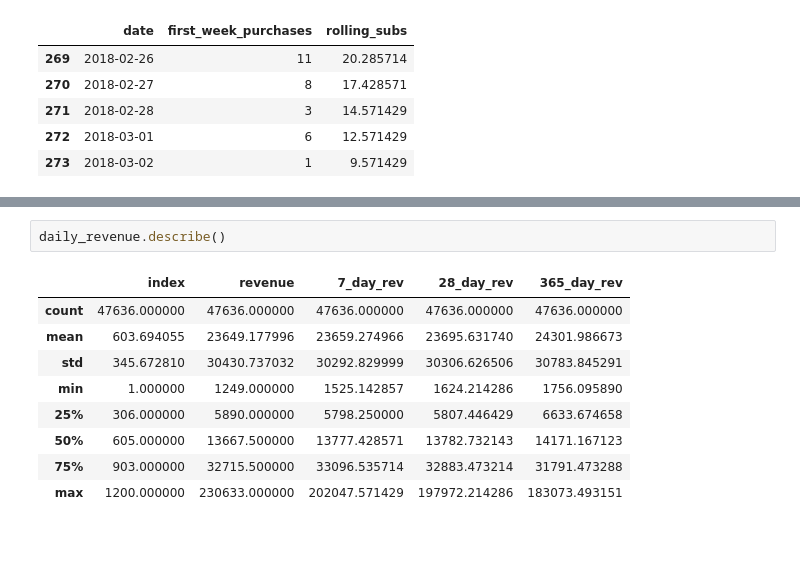
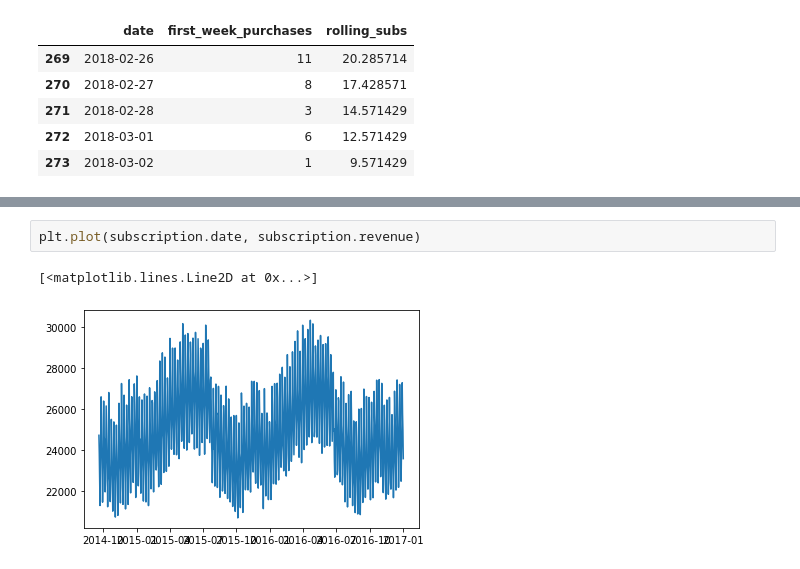
Before and after one commit to gokhankesler/med-app-a-b-testing, a Jupyter notebook: notebooks/2.0-gk-eda.ipynb, the cells around one changed output, grey strips where cells are left out. Cells and saved outputs as stored; diff of their text form; blank space fills up the shorter version.

```diff
--- a/notebooks/2.0-gk-eda.ipynb
+++ b/notebooks/2.0-gk-eda.ipynb
@@ -253,13 +246,6 @@ memory usage: 3.6+ MB
-# %%
-daily_revenue.describe()
-# %% [output]
-|  | index | revenue | 7_day_rev | 28_day_rev | 365_day_rev |
-| count | 47636.000000 | 47636.000000 | 47636.000000 | 47636.000000 | 47636.000000 |
-| mean | 603.694055 | 23649.177996 | 23659.274966 | 23695.631740 | 24301.986673 |
-| std | 345.672810 | 30430.737032 | 30292.829999 | 30306.626506 | 30783.845291 |
-| min | 1.000000 | 1249.000000 | 1525.142857 | 1624.214286 | 1756.095890 |
-| 25% | 306.000000 | 5890.000000 | 5798.250000 | 5807.446429 | 6633.674658 |
-| 50% | 605.000000 | 13667.500000 | 13777.428571 | 13782.732143 | 14171.167123 |
-| 75% | 903.000000 | 32715.500000 | 33096.535714 | 32883.473214 | 31791.473288 |
-| max | 1200.000000 | 230633.000000 | 202047.571429 | 197972.214286 | 183073.493151 |
+# %%
+plt.plot(subscription.date, subscription.revenue)
+# %% [output]
+[<matplotlib.lines.Line2D at 0x...>]
+[figure, added]
 # %%
```
Also changed, not shown: parts of 12 cells of this notebook, 1 other file.
